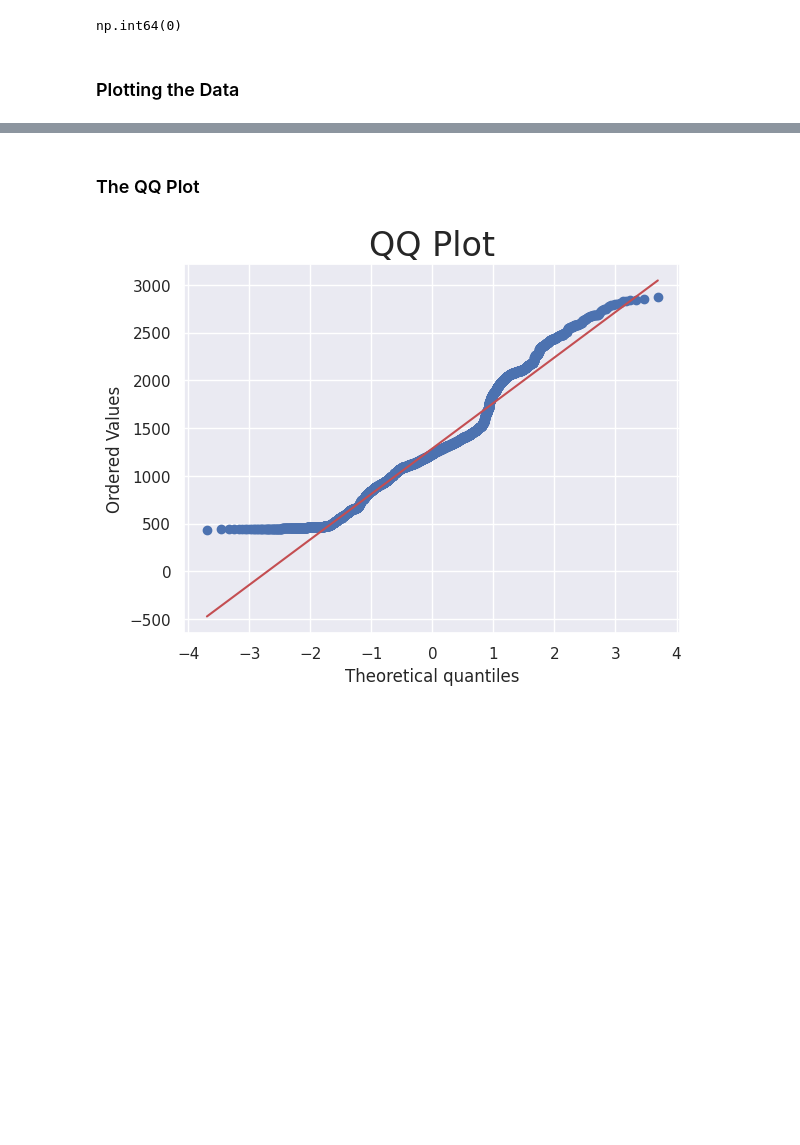
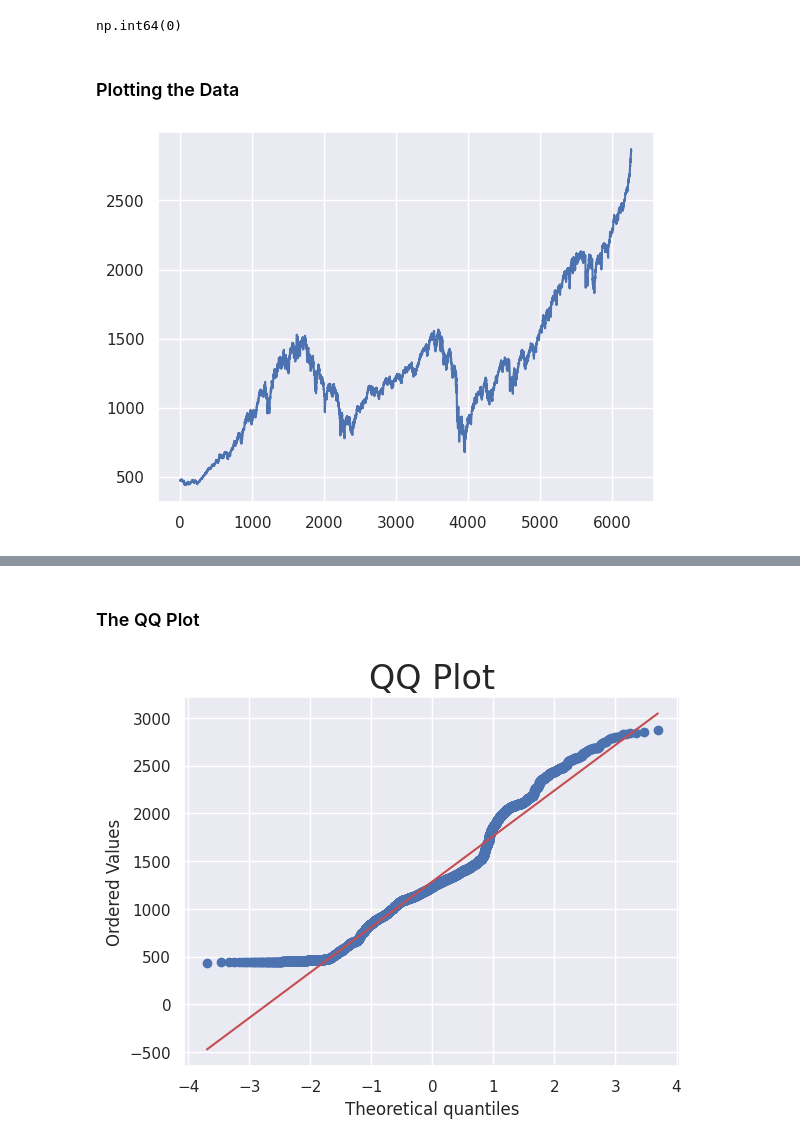
Before and after one commit to Marcin19721205/Timeseries_Data_Processing_Basic, a Jupyter notebook: Section_3_Introduction_to_Time_Series_Completed_.ipynb, the cells around one changed output, grey strips where cells are left out. Saved outputs shown, nothing was run; the diff lists cells and outputs as text; code cells hidden in the pictures; blank space fills up the shorter version.

```diff
--- a/Section_3_Introduction_to_Time_Series_Completed_.ipynb
+++ b/Section_3_Introduction_to_Time_Series_Completed_.ipynb
@@ -77,4 +101,9 @@ np.int64(0)
 ### Plotting the Data
 # %%
 import matplotlib.pyplot as plt
+# %%
+df_comp.spx.plot() #where spx is df.column
+plt.show()
+# %% [output]
+[figure, added]
 # %%
```
Also changed, not shown: parts of 24 cells of this notebook.
